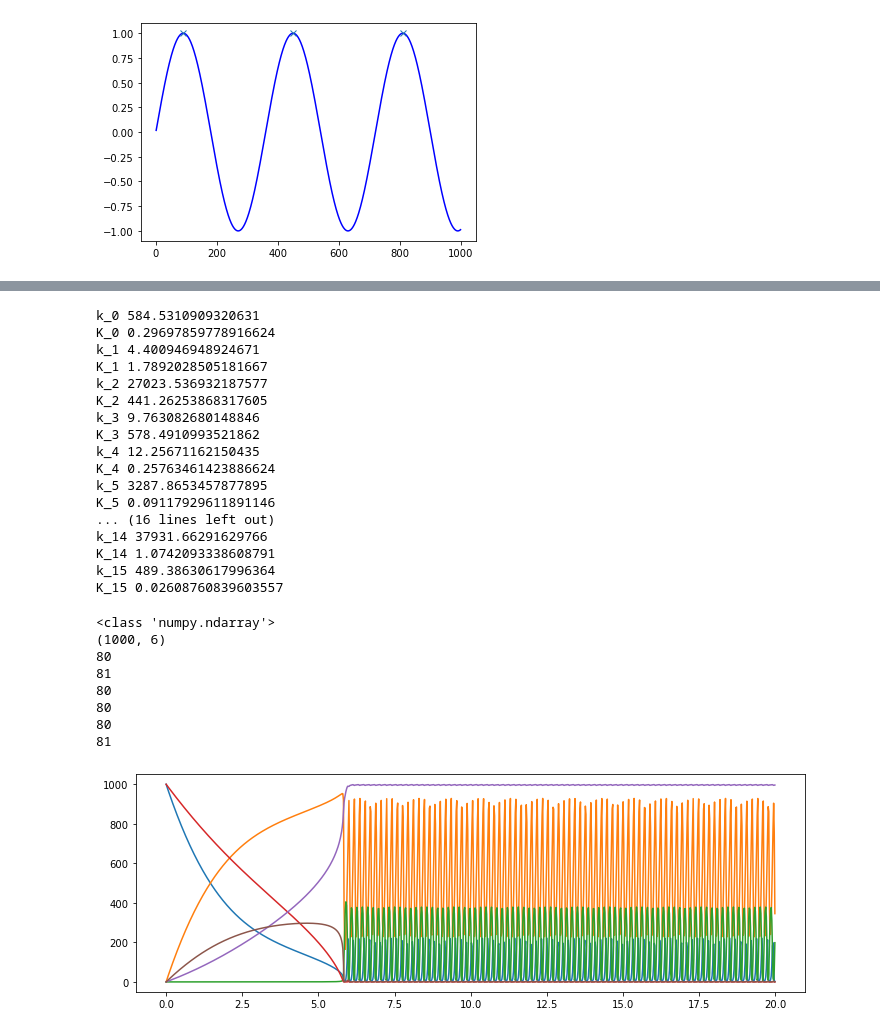
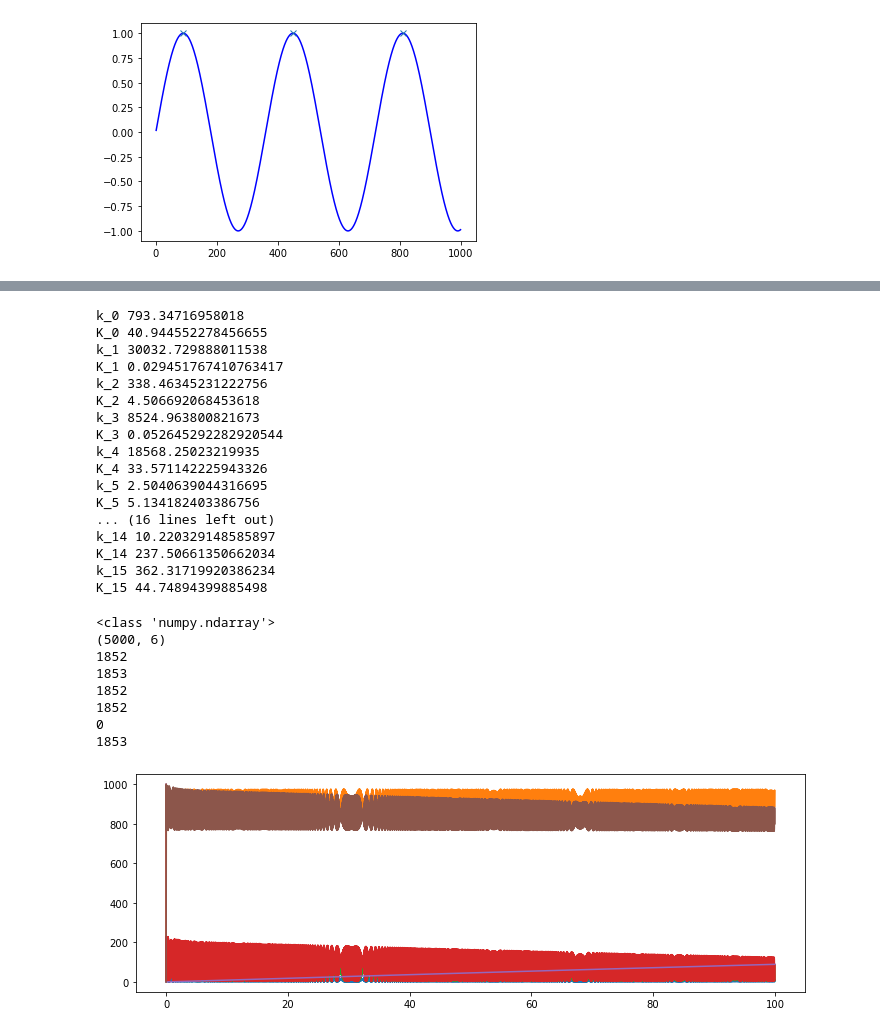
Before and after one commit to DSP-sleep/PT_Chaotic_Oscillators, a Jupyter notebook: optuna_search_FFTscore.ipynb, the cells around one changed output, grey strips where cells are left out. Drawn from its saved outputs; the diff is of its cells as text; code cells hidden in the pictures.

```diff
--- a/optuna_search_FFTscore.ipynb
+++ b/optuna_search_FFTscore.ipynb
@@ -21,6 +21,7 @@ from scipy.signal import periodogram
 
 from scipy.signal import find_peaks
 
+EPSILON = 1e-7
 
 import warnings
 warnings.filterwarnings("ignore")
@@ -301,18 +302,26 @@ freq = np.fft.fftfreq(S.shape[0])
 
 intg_hfq = 0
 grad_abs_sum = 0
+ent_sum = 0
+
 for i in range(S.shape[1]):
   fk = np.fft.fft(S.T[i])
   #plt.xlim(-0.01,0.01)
   fk[(freq<0.01)]=0
   plt.plot(freq,fk)
   #plt.plot(fk)
+  hist = np.histogram(S.T[i], bins=50, range=(0,1000), density=True)
   peak_count, _ = find_peaks(S.T[i])
+
+  data = hist[0]
+  ent = -(data*np.log(np.abs(data+EPSILON))).sum()
   print(len(peak_count))
   intg_hfq += np.abs(fk.real).sum()
   grad_abs_sum += np.abs(np.gradient(S.T[i])).sum()
+  ent_sum += ent
 print(grad_abs_sum)
 print(intg_hfq)
+print(ent_sum)
 # %% [output]
 <class 'numpy.ndarray'>
 (10000, 6)
@@ -343,7 +353,7 @@ k, K = gen_kK()
 
 
 S0 = np.asarray([1000., 0., 0., 1000., 0., 0.]) # initial state of the substrates.
-#S11は総量からほかを引くことで算出していた。#計算量削減のためかな
+
 ts=np.arange(0, trange, 0.02)
 S = odeint(func=DvD, y0=S0, t=ts, args=(k, K), atol=5.0e-4, rtol=5.0e-4, full_output=0)
 print(type(S))
@@ -361,20 +371,26 @@ freq = np.fft.fftfreq(S.shape[0])
 
 intg_hfq = 0
 grad_abs_sum = 0
+ent_sum = 0
+
 for i in range(S.shape[1]):
   fk = np.fft.fft(S.T[i])
   #plt.xlim(-0.01,0.01)
   fk[(freq<0.01)]=0
   plt.plot(freq,fk)
+  #plt.plot(fk)
+  hist = np.histogram(S.T[i], bins=50, range=(0,1000), density=True)
+  peak_count, _ = find_peaks(S.T[i])
 
-
-
-  peak_count, _ = find_peaks(S.T[i])
+  data = hist[0]
+  ent = -(data*np.log(np.abs(data+EPSILON))).sum()
   print(len(peak_count))
   intg_hfq += np.abs(fk.real).sum()
   grad_abs_sum += np.abs(np.gradient(S.T[i])).sum()
+  ent_sum += ent
 print(grad_abs_sum)
 print(intg_hfq)
+print(ent_sum)
 # %% [output]
 <class 'numpy.ndarray'>
 (10000, 6)
@@ -497,52 +524,52 @@ for i in range(16):
     k.append(study.best_params[k_name])
     K.append(study.best_params[K_name])
 # %% [output]
-k_0 584.5310909320631
-K_0 0.29697859778916624
-k_1 4.400946948924671
-K_1 1.7892028505181667
-k_2 27023.536932187577
-K_2 441.26253868317605
-k_3 9.763082680148846
-K_3 578.4910993521862
-k_4 12.25671162150435
-K_4 0.25763461423886624
-k_5 3287.8653457877895
-K_5 0.09117929611891146
+k_0 793.34716958018
+K_0 40.944552278456655
+k_1 30032.729888011538
+K_1 0.029451767410763417
+k_2 338.46345231222756
+K_2 4.506692068453618
+k_3 8524.963800821673
+K_3 0.052645292282920544
+k_4 18568.25023219935
+K_4 33.571142225943326
+k_5 2.5040639044316695
+K_5 5.134182403386756
 ... (16 lines left out)
-k_14 37931.66291629766
-K_14 1.0742093338608791
-k_15 489.38630617996364
-K_15 0.02608760839603557
+k_14 10.220329148585897
+K_14 237.50661350662034
+k_15 362.31719920386234
+K_15 44.74894399885498
 # %%
 
-trange=20
+trange=100
 
 S0 = np.asarray([1000., 0., 0., 1000., 0., 0.]) # initial state of the substrates.
-#S11は総量からほかを引くことで算出していた。#計算量削減のためかな
+#S11は総量からほかを引くことで算出していた。#計算量削減と総量規制による発散防止ぽい
 ts=np.arange(0, trange, 0.02)
 
-S = odeint(func=DvD, y0=S0, t=ts, args=(k, K), atol=5.0e-4, rtol=5.0e-4, full_output=0)
+S = odeint(func=DvD, y0=S0, t=ts, args=(k, K), atol=1.0e-4, rtol=1.0e-4, full_output=0)
 print(type(S))
 print(S.shape)
 #print(info)
 
 plt.figure(figsize=(12,4))
 for i in range(S.shape[1]):
   plt.plot(ts,S.T[i])
   peak_count, _ = find_peaks(S.T[i])
   print(len(peak_count))
 plt.savefig("best_result.png")
 # %% [output]
 <class 'numpy.ndarray'>
-(1000, 6)
-80
-81
-80
-80
-80
-81
+(5000, 6)
+1852
+1853
+1852
+1852
+0
+1853
-[figure, old version]
+[figure, new version]
 # %%
 df=study.trials_dataframe()
 df.head()
```
Also changed, not shown: parts of 9 cells of this notebook.
